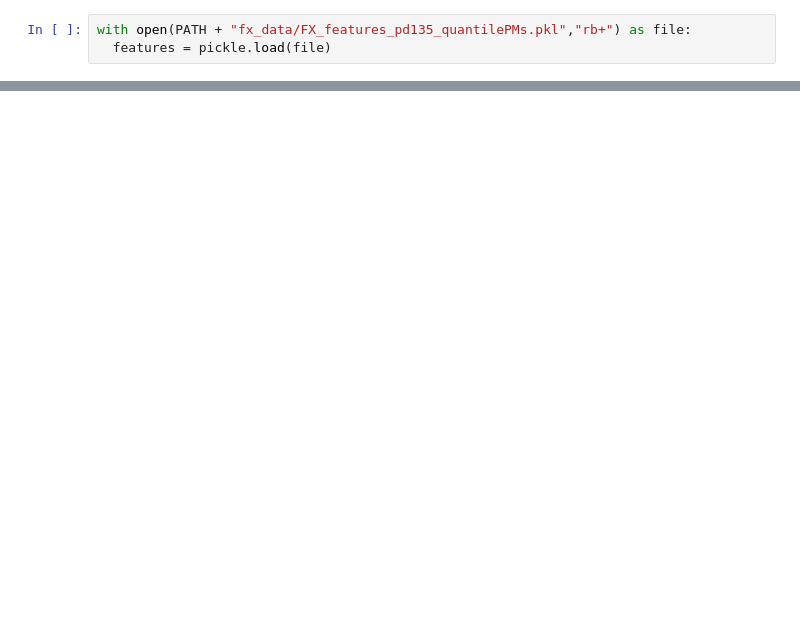
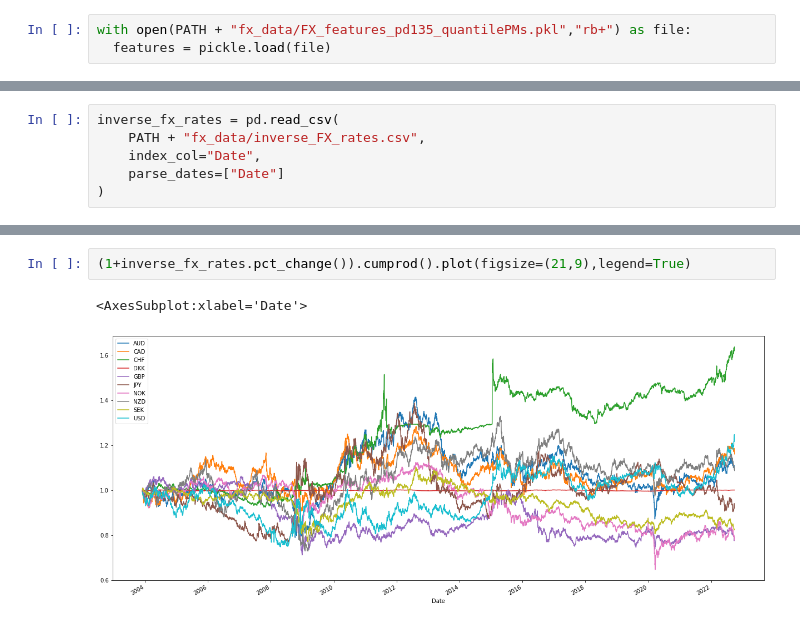
Before and after one commit to falken1983/fx_letor, a Jupyter notebook: generate_fx_data.ipynb, the cells around one changed output, grey strips where cells are left out. Saved outputs shown, nothing was run; the diff lists cells and outputs as text; blank space fills up the shorter version.

```diff
--- a/generate_fx_data.ipynb
+++ b/generate_fx_data.ipynb
@@ -453,0 +445,6 @@ sortino_ratio.plot(figsize=(21,9))
+# %%
+inverse_fx_rates = pd.read_csv(
+    PATH + "fx_data/inverse_FX_rates.csv",
+    index_col="Date",
+    parse_dates=["Date"]
+)
@@ -453,0 +591,5 @@ sortino_ratio.plot(figsize=(21,9))
+# %%
+(1+inverse_fx_rates.pct_change()).cumprod().plot(figsize=(21,9),legend=True)
+# %% [output]
+<AxesSubplot:xlabel='Date'>
+[figure, added]
```
Also changed, not shown: parts of 52 cells of this notebook.
